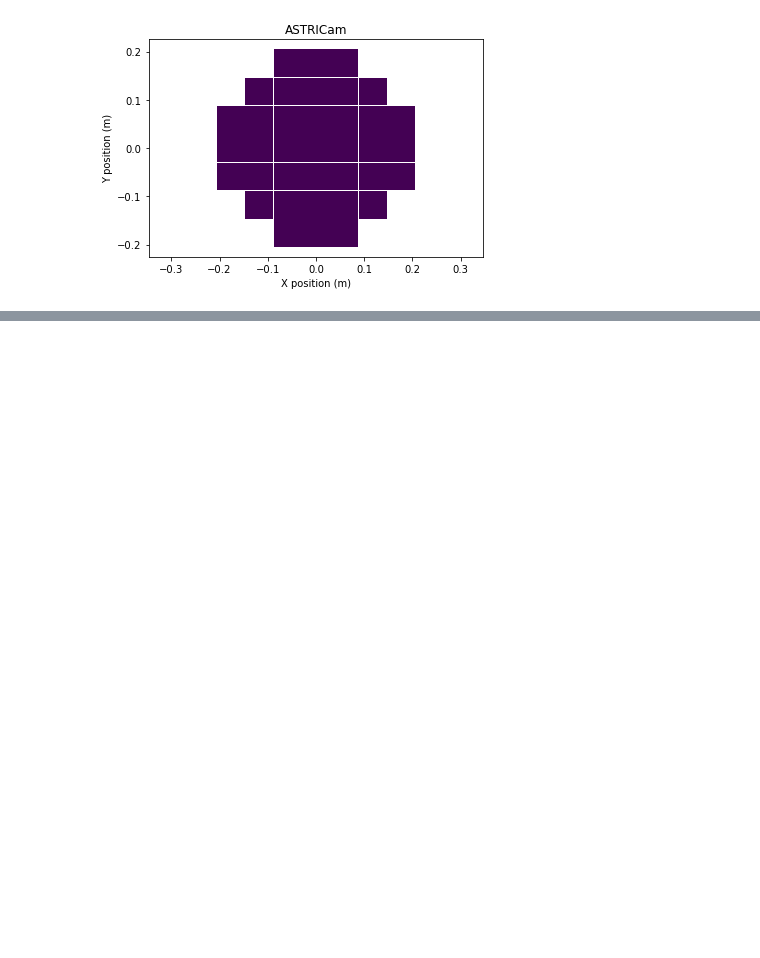
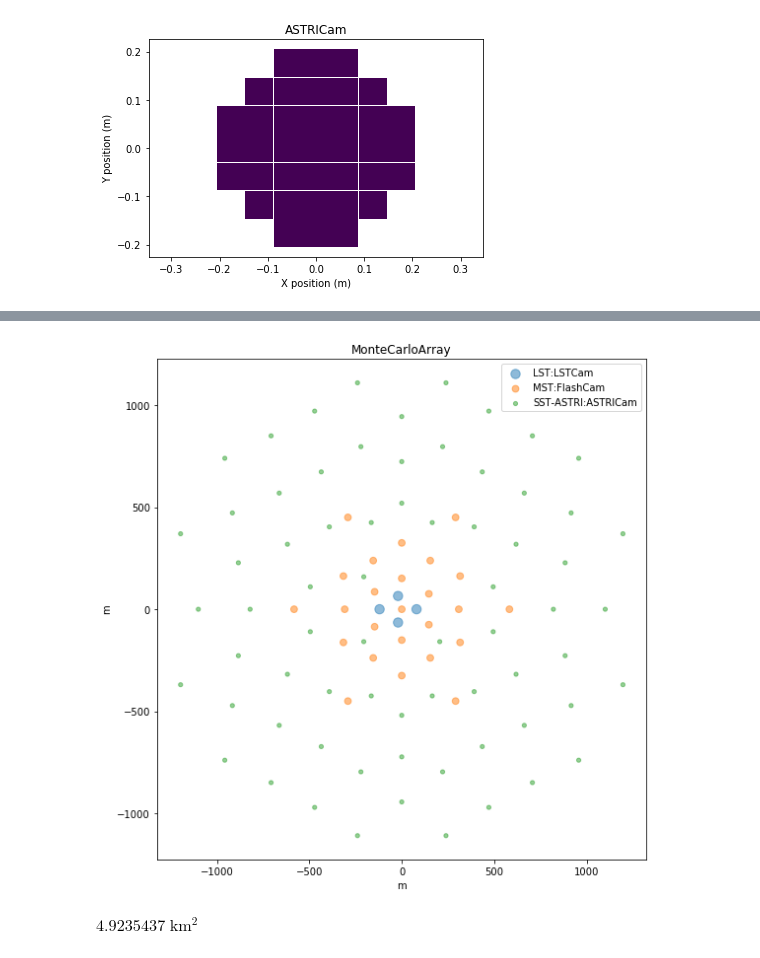
Before and after one commit to cta-observatory/ctapipe, a Jupyter notebook: examples/notebooks/InstrumentDescription.ipynb, the cells around one changed output, grey strips where cells are left out. Drawn from its saved outputs; the diff is of its cells as text; code cells hidden in the pictures; blank space fills up the shorter version.

```diff
--- a/examples/notebooks/InstrumentDescription.ipynb
+++ b/examples/notebooks/InstrumentDescription.ipynb
@@ -85,0 +117,8 @@ tel.mirror_area
+# %%
+subarray.peek()
+# %% [output]
+[figure, added]
+# %%
+subarray.footprint
+# %% [output]
+$4.9235437 \; \mathrm{km^{2}}$
```
Also changed, not shown: parts of 14 cells of this notebook, 5 other files.
